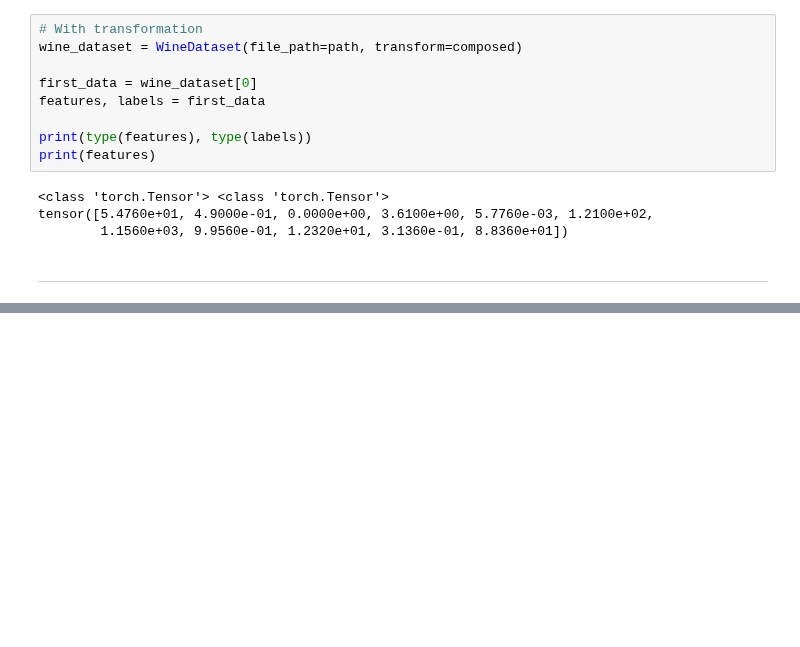
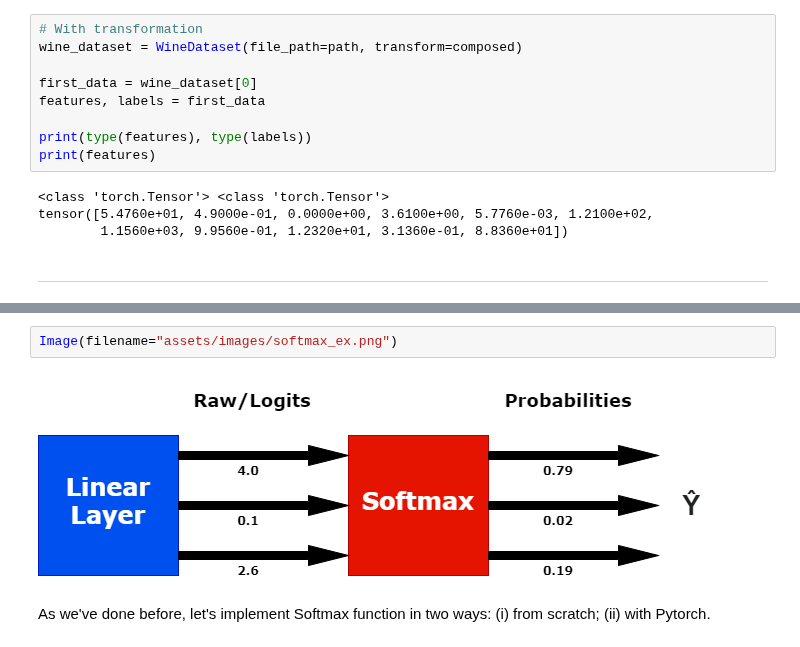
Before and after one commit to caiodeberaldini/pytorch-tutorial, a Jupyter notebook: pytorch-tutorial.ipynb, the cells around one changed output, grey strips where cells are left out. Cells and saved outputs as stored; diff of their text form; blank space fills up the shorter version.

Commit message:
Softmax & Cross-Entropy

```diff
--- a/pytorch-tutorial.ipynb
+++ b/pytorch-tutorial.ipynb
@@ -883,0 +896,6 @@ tensor([5.4760e+01, 4.9000e-01, 0.0000e+00, 3.6100e+00, 5.7760e-03, 1.2100e+02,
+# %%
+Image(filename="assets/images/softmax_ex.png")
+# %% [output]
+[figure, added]
+# %% [markdown]
+As we've done before, let's implement Softmax function in two ways: (i) from scratch; (ii) with Pytorch.
```
Also changed, not shown: parts of 24 cells of this notebook.
